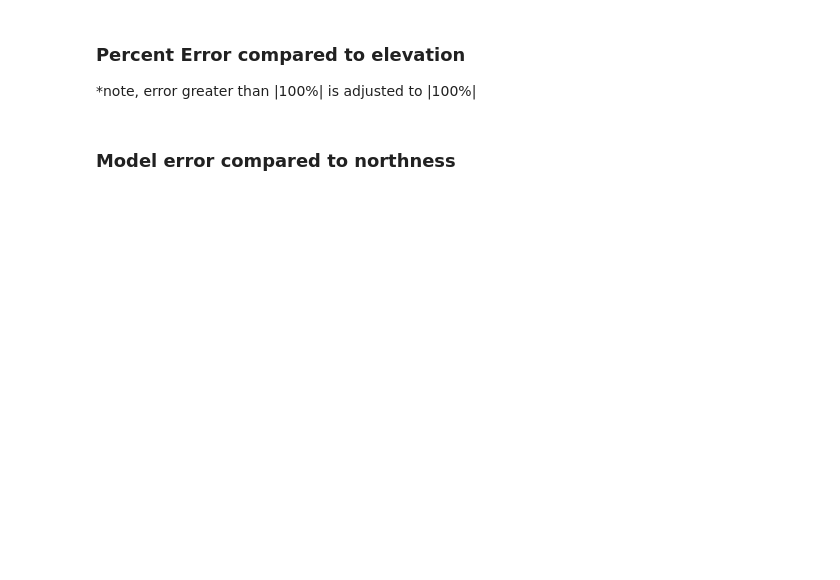
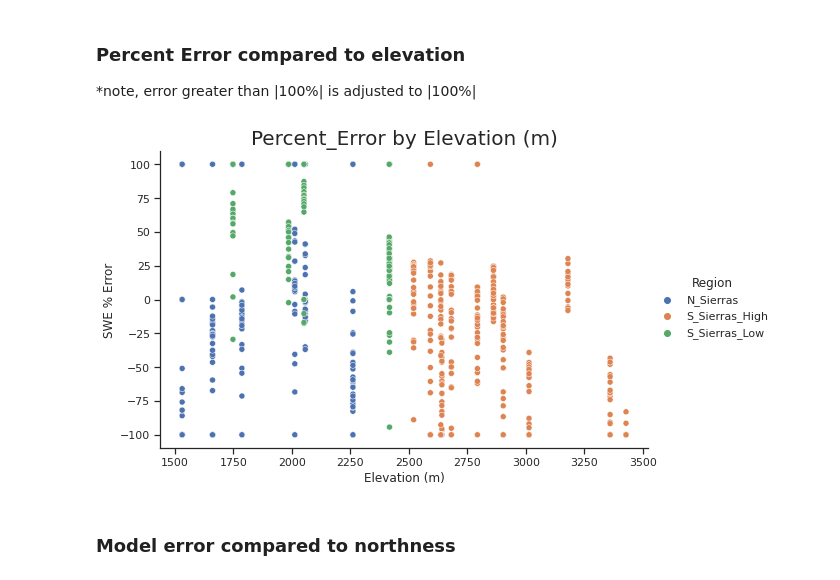
Before and after one commit to whitelightning450/SWEML, a Jupyter notebook: Model/LSTM/Hindcast_Evaluation.ipynb, the cells around one changed output. Saved outputs shown, nothing was run; the diff lists cells and outputs as text; code cells hidden in the pictures; blank space fills up the shorter version.

```diff
--- a/Model/LSTM/Hindcast_Evaluation.ipynb
+++ b/Model/LSTM/Hindcast_Evaluation.ipynb
@@ -110,7 +116,9 @@ SSWEET.Model_Vs(EvalDF,'elevation_m', 'Error', datapath)
 ### Percent Error compared to elevation
 *note, error greater than |100%| is adjusted to |100%|
 # %%
-SSWEET.Model_Vs(EvalDF,'elevation_m', 'Percent_Error', datapath)
+SSWEET.Model_Vs(EvalDF,'elevation_m', 'Percent_Error')
+# %% [output]
+[figure, added]
 # %% [markdown]
 ### Model error  compared to northness
 # %%
```
Also changed, not shown: parts of 17 cells of this notebook, 1 other file.
